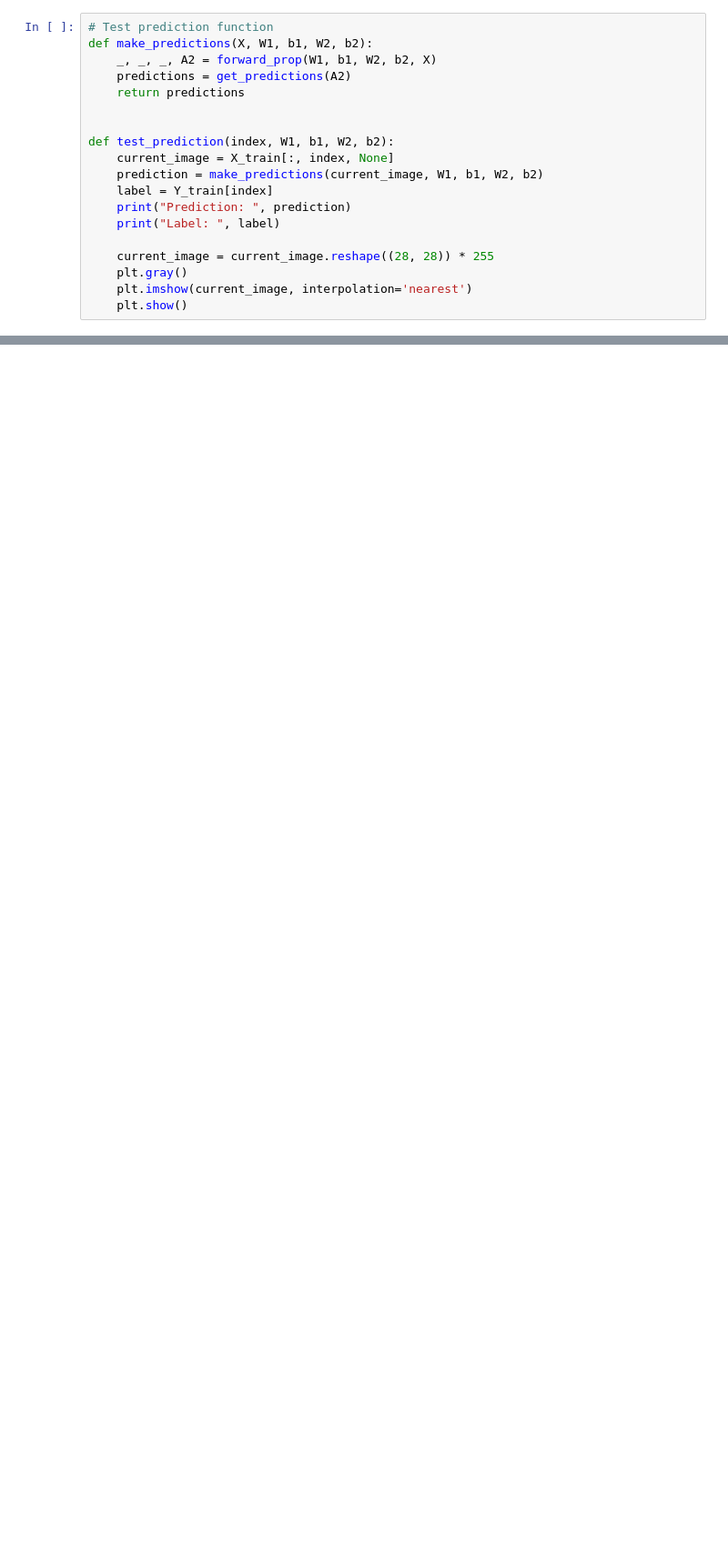
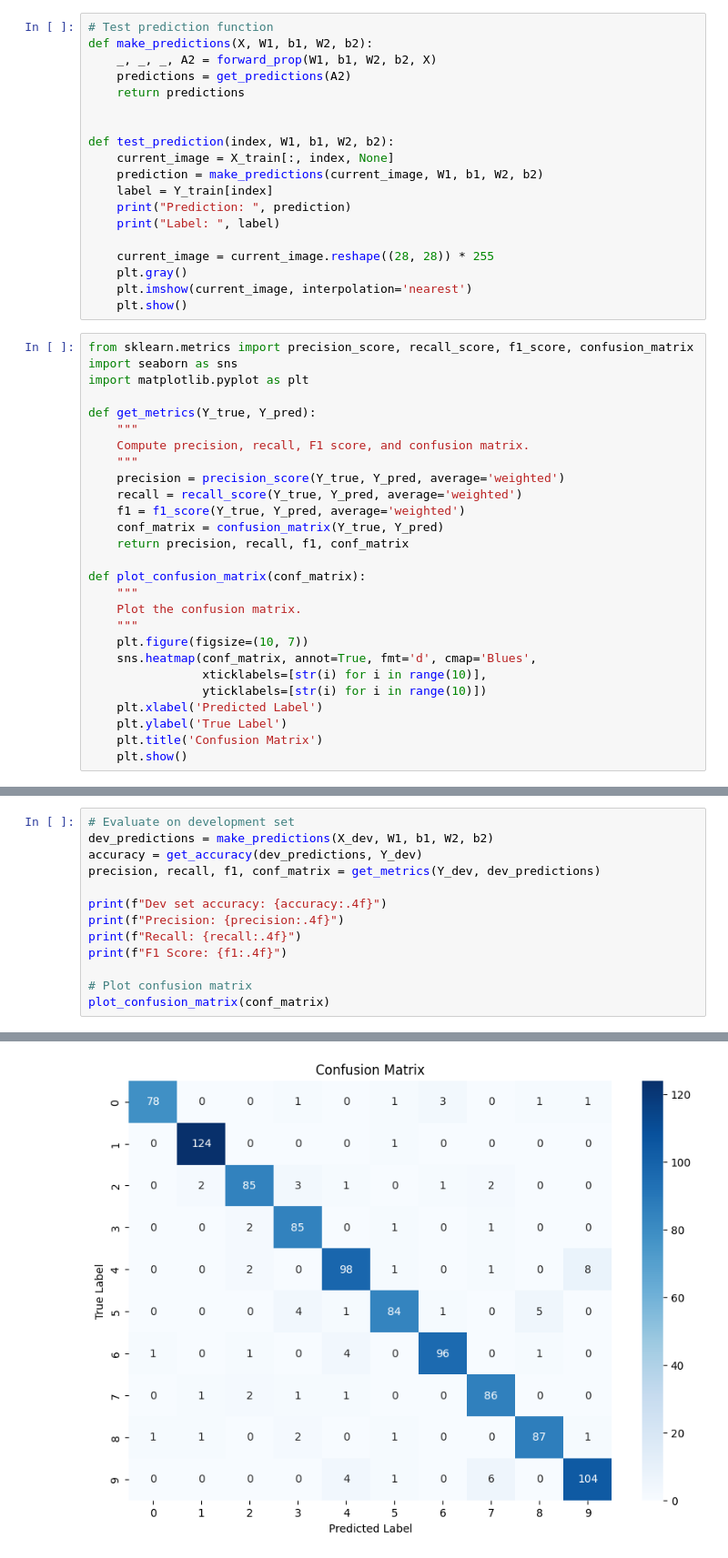
Before and after one commit to aparsak/MNIST-NN-from-Scratch, a Jupyter notebook: MNIST-NN.ipynb, the cells around one changed output, grey strips where cells are left out. Shown: that part at 91% size. Drawn from its saved outputs; the diff is of its cells as text; blank space fills up the shorter version.

Commit message:
Add precision, recall, F1 score, and confusion matrix to evaluation metrics

```diff
--- a/MNIST-NN.ipynb
+++ b/MNIST-NN.ipynb
@@ -160,6 +160,33 @@ def test_prediction(index, W1, b1, W2, b2):
     plt.gray()
     plt.imshow(current_image, interpolation='nearest')
     plt.show()
+# %%
+from sklearn.metrics import precision_score, recall_score, f1_score, confusion_matrix
+import seaborn as sns
+import matplotlib.pyplot as plt
+
+def get_metrics(Y_true, Y_pred):
+    """
+    Compute precision, recall, F1 score, and confusion matrix.
+    """
+    precision = precision_score(Y_true, Y_pred, average='weighted')
+    recall = recall_score(Y_true, Y_pred, average='weighted')
+    f1 = f1_score(Y_true, Y_pred, average='weighted')
+    conf_matrix = confusion_matrix(Y_true, Y_pred)
+    return precision, recall, f1, conf_matrix
+
+def plot_confusion_matrix(conf_matrix):
+    """
+    Plot the confusion matrix.
+    """
+    plt.figure(figsize=(10, 7))
+    sns.heatmap(conf_matrix, annot=True, fmt='d', cmap='Blues',
+                xticklabels=[str(i) for i in range(10)],
+                yticklabels=[str(i) for i in range(10)])
+    plt.xlabel('Predicted Label')
+    plt.ylabel('True Label')
+    plt.title('Confusion Matrix')
+    plt.show()
 # %%
 # Test the model with some predictions
 test_prediction(0, W1, b1, W2, b2)
@@ -198,0 +226,14 @@ Dev set accuracy:  0.925
+# %%
+# Evaluate on development set
+dev_predictions = make_predictions(X_dev, W1, b1, W2, b2)
+accuracy = get_accuracy(dev_predictions, Y_dev)
+precision, recall, f1, conf_matrix = get_metrics(Y_dev, dev_predictions)
+
+print(f"Dev set accuracy: {accuracy:.4f}")
+print(f"Precision: {precision:.4f}")
+print(f"Recall: {recall:.4f}")
+print(f"F1 Score: {f1:.4f}")
+
+# Plot confusion matrix
+plot_confusion_matrix(conf_matrix)
+# %% [output]
@@ -198,0 +244 @@ Dev set accuracy:  0.925
+[figure, added]
```
Also changed, not shown: parts of 5 cells of this notebook, 1 other file.
